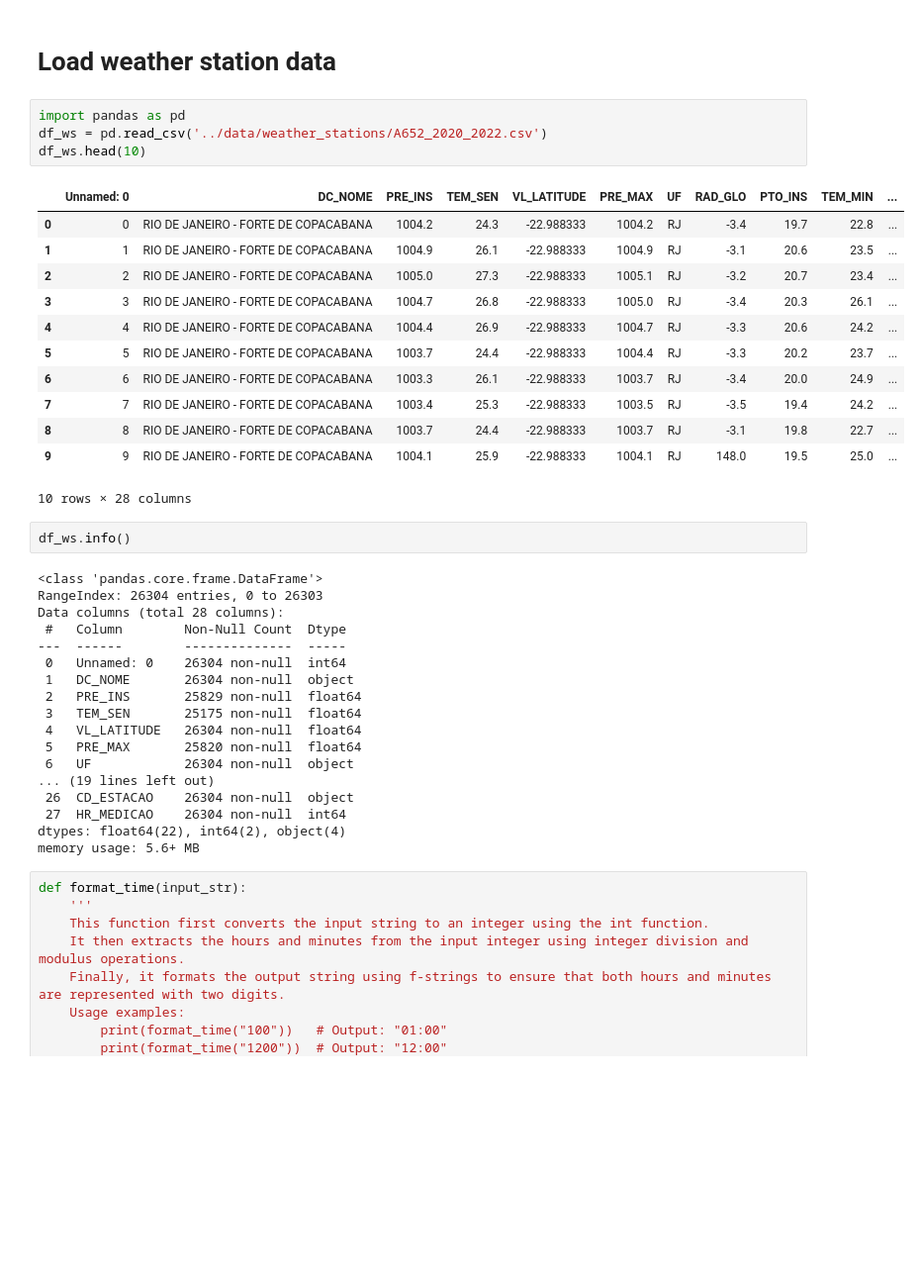
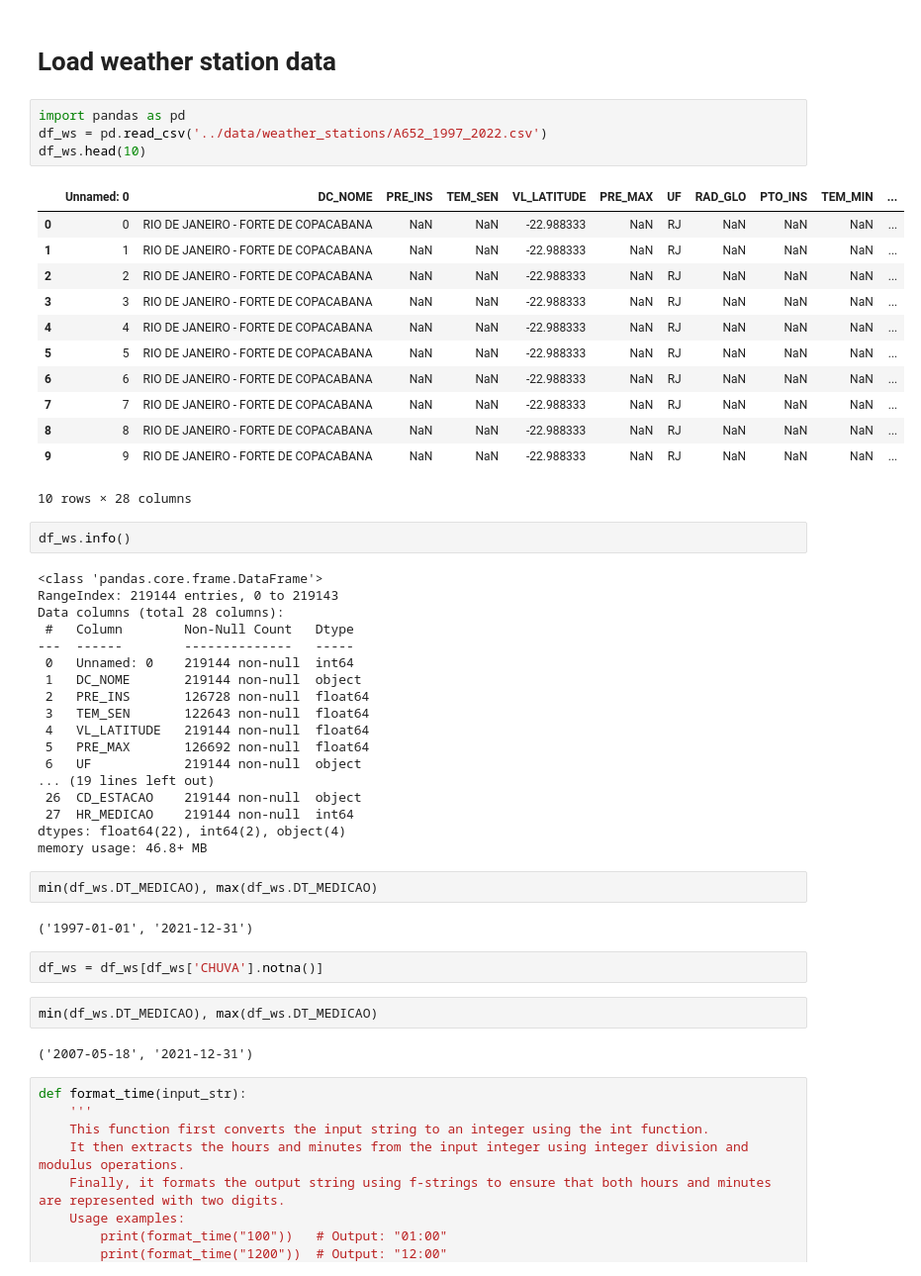
Before and after one commit to pedrojoaquim01/atmoseer, a Jupyter notebook: notebooks/playground.ipynb, the cells around one changed output. Shown: that part at 99% size. Cells and saved outputs as stored; diff of their text form; blank space fills up the shorter version.

```diff
--- a/notebooks/playground.ipynb
+++ b/notebooks/playground.ipynb
@@ -245,41 +261,51 @@ print(local_string)
 # Load weather station data
 # %%
 import pandas as pd
-df_ws = pd.read_csv('../data/weather_stations/A652_2020_2022.csv')
+df_ws = pd.read_csv('../data/weather_stations/A652_1997_2022.csv')
 df_ws.head(10)
 # %% [output]
 |  | Unnamed: 0 | DC_NOME | PRE_INS | TEM_SEN | VL_LATITUDE | PRE_MAX | UF | RAD_GLO | PTO_INS | TEM_MIN | ... |
-| 0 | 0 | RIO DE JANEIRO - FORTE DE COPACABANA | 1004.2 | 24.3 | -22.988333 | 1004.2 | RJ | -3.4 | 19.7 | 22.8 | ... |
-| 1 | 1 | RIO DE JANEIRO - FORTE DE COPACABANA | 1004.9 | 26.1 | -22.988333 | 1004.9 | RJ | -3.1 | 20.6 | 23.5 | ... |
-| 2 | 2 | RIO DE JANEIRO - FORTE DE COPACABANA | 1005.0 | 27.3 | -22.988333 | 1005.1 | RJ | -3.2 | 20.7 | 23.4 | ... |
-| 3 | 3 | RIO DE JANEIRO - FORTE DE COPACABANA | 1004.7 | 26.8 | -22.988333 | 1005.0 | RJ | -3.4 | 20.3 | 26.1 | ... |
-| 4 | 4 | RIO DE JANEIRO - FORTE DE COPACABANA | 1004.4 | 26.9 | -22.988333 | 1004.7 | RJ | -3.3 | 20.6 | 24.2 | ... |
-| 5 | 5 | RIO DE JANEIRO - FORTE DE COPACABANA | 1003.7 | 24.4 | -22.988333 | 1004.4 | RJ | -3.3 | 20.2 | 23.7 | ... |
-| 6 | 6 | RIO DE JANEIRO - FORTE DE COPACABANA | 1003.3 | 26.1 | -22.988333 | 1003.7 | RJ | -3.4 | 20.0 | 24.9 | ... |
-| 7 | 7 | RIO DE JANEIRO - FORTE DE COPACABANA | 1003.4 | 25.3 | -22.988333 | 1003.5 | RJ | -3.5 | 19.4 | 24.2 | ... |
-| 8 | 8 | RIO DE JANEIRO - FORTE DE COPACABANA | 1003.7 | 24.4 | -22.988333 | 1003.7 | RJ | -3.1 | 19.8 | 22.7 | ... |
-| 9 | 9 | RIO DE JANEIRO - FORTE DE COPACABANA | 1004.1 | 25.9 | -22.988333 | 1004.1 | RJ | 148.0 | 19.5 | 25.0 | ... |
+| 0 | 0 | RIO DE JANEIRO - FORTE DE COPACABANA | NaN | NaN | -22.988333 | NaN | RJ | NaN | NaN | NaN | ... |
+| 1 | 1 | RIO DE JANEIRO - FORTE DE COPACABANA | NaN | NaN | -22.988333 | NaN | RJ | NaN | NaN | NaN | ... |
+| 2 | 2 | RIO DE JANEIRO - FORTE DE COPACABANA | NaN | NaN | -22.988333 | NaN | RJ | NaN | NaN | NaN | ... |
+| 3 | 3 | RIO DE JANEIRO - FORTE DE COPACABANA | NaN | NaN | -22.988333 | NaN | RJ | NaN | NaN | NaN | ... |
+| 4 | 4 | RIO DE JANEIRO - FORTE DE COPACABANA | NaN | NaN | -22.988333 | NaN | RJ | NaN | NaN | NaN | ... |
+| 5 | 5 | RIO DE JANEIRO - FORTE DE COPACABANA | NaN | NaN | -22.988333 | NaN | RJ | NaN | NaN | NaN | ... |
+| 6 | 6 | RIO DE JANEIRO - FORTE DE COPACABANA | NaN | NaN | -22.988333 | NaN | RJ | NaN | NaN | NaN | ... |
+| 7 | 7 | RIO DE JANEIRO - FORTE DE COPACABANA | NaN | NaN | -22.988333 | NaN | RJ | NaN | NaN | NaN | ... |
+| 8 | 8 | RIO DE JANEIRO - FORTE DE COPACABANA | NaN | NaN | -22.988333 | NaN | RJ | NaN | NaN | NaN | ... |
+| 9 | 9 | RIO DE JANEIRO - FORTE DE COPACABANA | NaN | NaN | -22.988333 | NaN | RJ | NaN | NaN | NaN | ... |
 10 rows × 28 columns
 # %%
 df_ws.info()
 # %% [output]
 <class 'pandas.core.frame.DataFrame'>
-RangeIndex: 26304 entries, 0 to 26303
+RangeIndex: 219144 entries, 0 to 219143
 Data columns (total 28 columns):
- #   Column        Non-Null Count  Dtype
----  ------        --------------  -----
- 0   Unnamed: 0    26304 non-null  int64
- 1   DC_NOME       26304 non-null  object
- 2   PRE_INS       25829 non-null  float64
- 3   TEM_SEN       25175 non-null  float64
- 4   VL_LATITUDE   26304 non-null  float64
- 5   PRE_MAX       25820 non-null  float64
- 6   UF            26304 non-null  object
+ #   Column        Non-Null Count   Dtype
+---  ------        --------------   -----
+ 0   Unnamed: 0    219144 non-null  int64
+ 1   DC_NOME       219144 non-null  object
+ 2   PRE_INS       126728 non-null  float64
+ 3   TEM_SEN       122643 non-null  float64
+ 4   VL_LATITUDE   219144 non-null  float64
+ 5   PRE_MAX       126692 non-null  float64
+ 6   UF            219144 non-null  object
 ... (19 lines left out)
- 26  CD_ESTACAO    26304 non-null  object
- 27  HR_MEDICAO    26304 non-null  int64
+ 26  CD_ESTACAO    219144 non-null  object
+ 27  HR_MEDICAO    219144 non-null  int64
 dtypes: float64(22), int64(2), object(4)
-memory usage: 5.6+ MB
+memory usage: 46.8+ MB
+# %%
+min(df_ws.DT_MEDICAO), max(df_ws.DT_MEDICAO)
+# %% [output]
+('1997-01-01', '2021-12-31')
+# %%
+df_ws = df_ws[df_ws['CHUVA'].notna()]
+# %%
+min(df_ws.DT_MEDICAO), max(df_ws.DT_MEDICAO)
+# %% [output]
+('2007-05-18', '2021-12-31')
 # %%
 def format_time(input_str):
     '''
```
Also changed, not shown: parts of 37 cells of this notebook, 5 other files.
